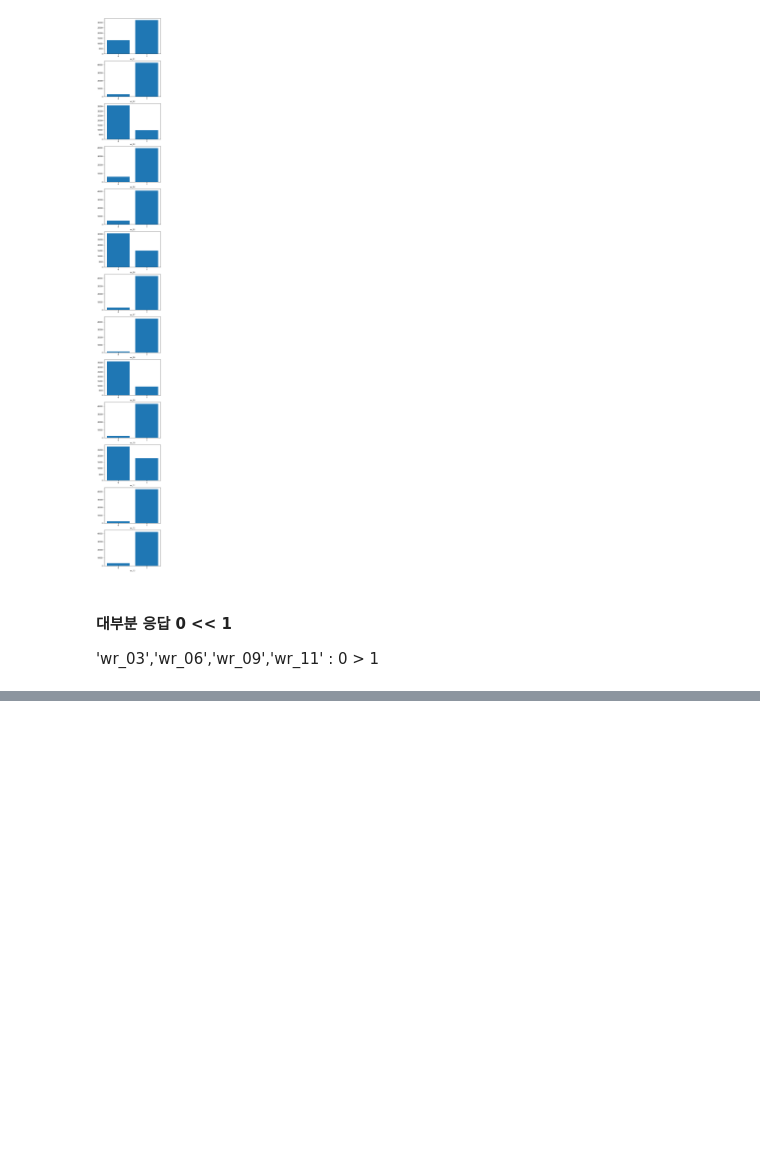
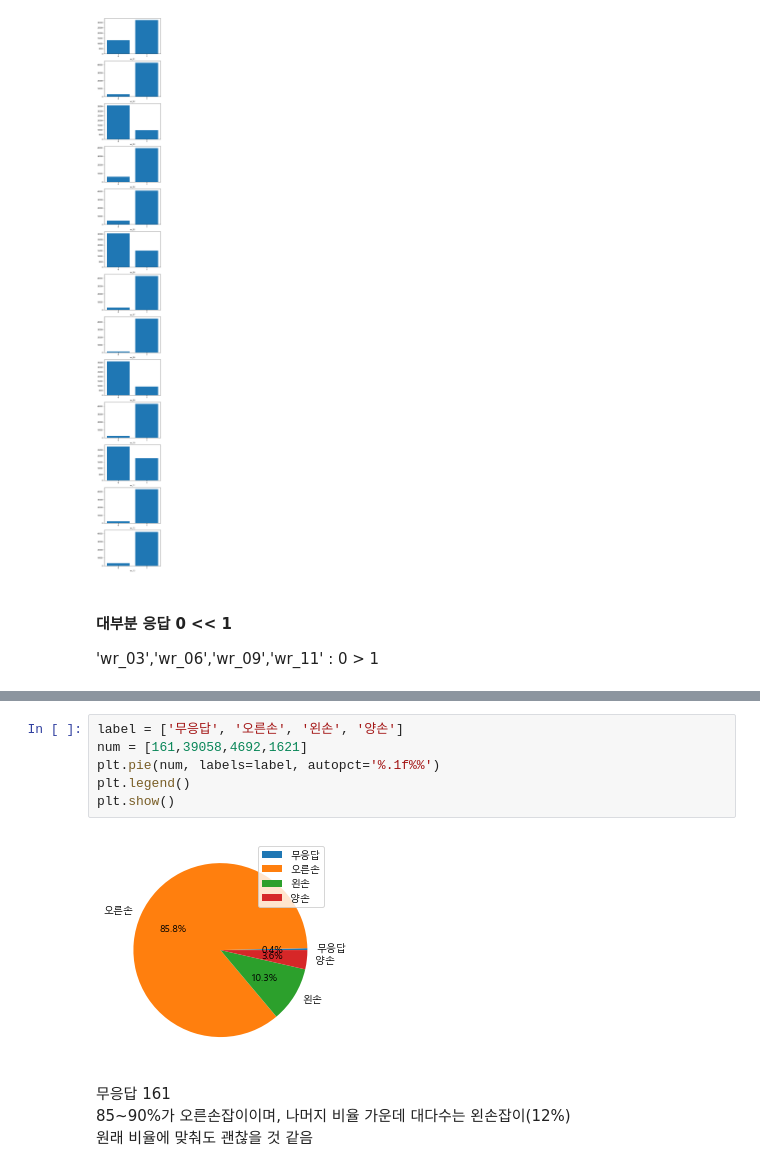
Before and after one commit to sryu219/TeamProject, a Jupyter notebook: FinalProject.ipynb, the cells around one changed output, grey strips where cells are left out. Drawn from its saved outputs; the diff is of its cells as text; blank space fills up the shorter version.

```diff
--- a/FinalProject.ipynb
+++ b/FinalProject.ipynb
@@ -537,0 +615,12 @@ for i in range(len(wr_list)):
+# %%
+label = ['무응답', '오른손', '왼손', '양손']
+num = [161,39058,4692,1621]
+plt.pie(num, labels=label, autopct='%.1f%%')
+plt.legend()
+plt.show()
+# %% [output]
+[figure, added]
+# %% [markdown]
+무응답 161
+85~90%가 오른손잡이이며, 나머지 비율 가운데 대다수는 왼손잡이(12%)
+원래 비율에 맞춰도 괜찮을 것 같음
```
Also changed, not shown: parts of 11 cells of this notebook.
